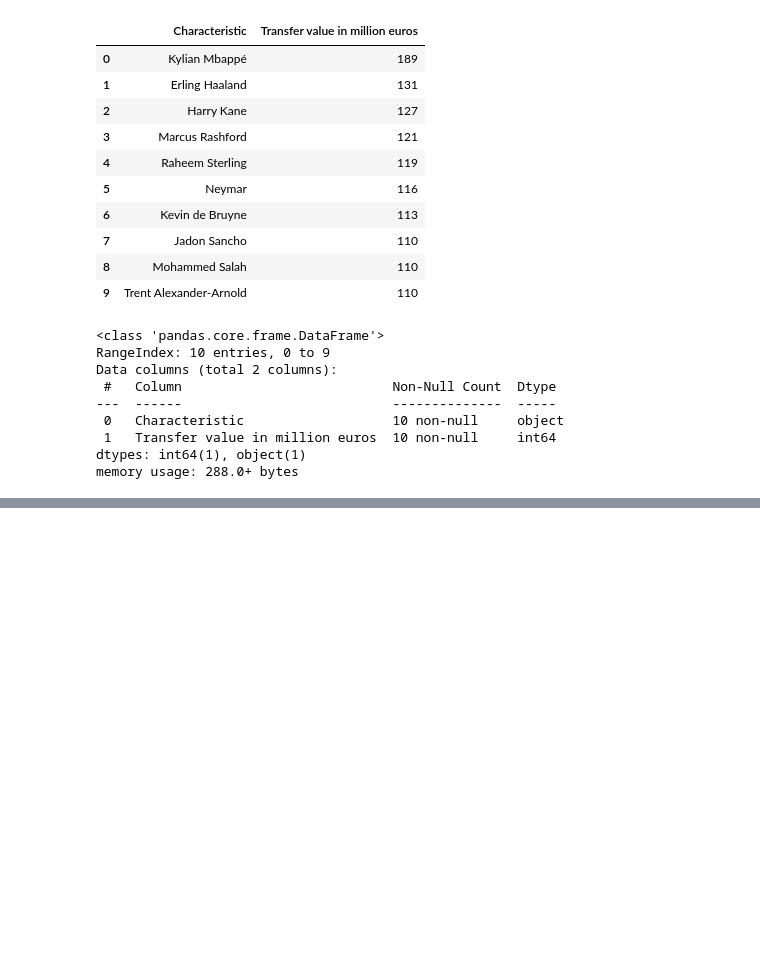
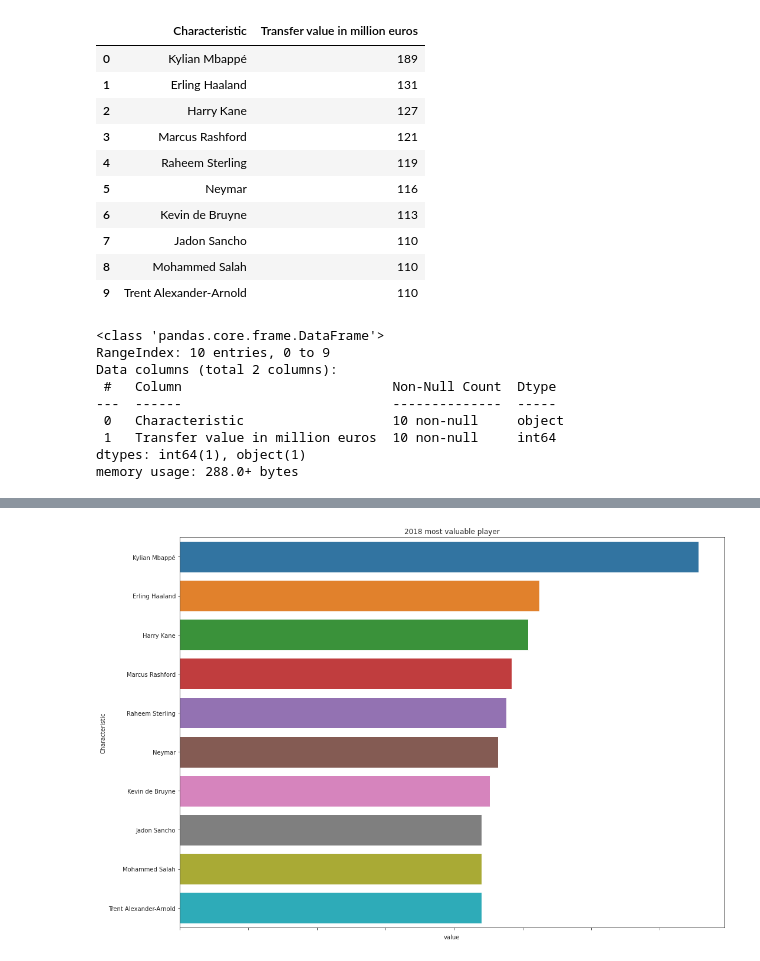
Before and after one commit to anjilakarkigit/dataVisualization, a Jupyter notebook: recreating_master3.ipynb, the cells around one changed output, grey strips where cells are left out. Cells and saved outputs as stored; diff of their text form; code cells hidden in the pictures; blank space fills up the shorter version.

```diff
--- a/recreating_master3.ipynb
+++ b/recreating_master3.ipynb
@@ -77,0 +141,10 @@ This is just a initial basic visualization but I am looking for a bettter datase
+# %%
+plt.rcParams["figure.figsize"] = [15, 10]
+plt.rcParams["figure.autolayout"] = True
+sns.set_style('ticks')
+ax = sns.barplot(data = df, x='value', y="Characteristic",)
+ax.set_xticklabels(ax.get_xticklabels(),rotation = 60)
+ax.set_title('2018 most valuable player')
+plt.show()
+# %% [output]
+[figure, added]
```
Also changed, not shown: parts of 26 cells of this notebook.
